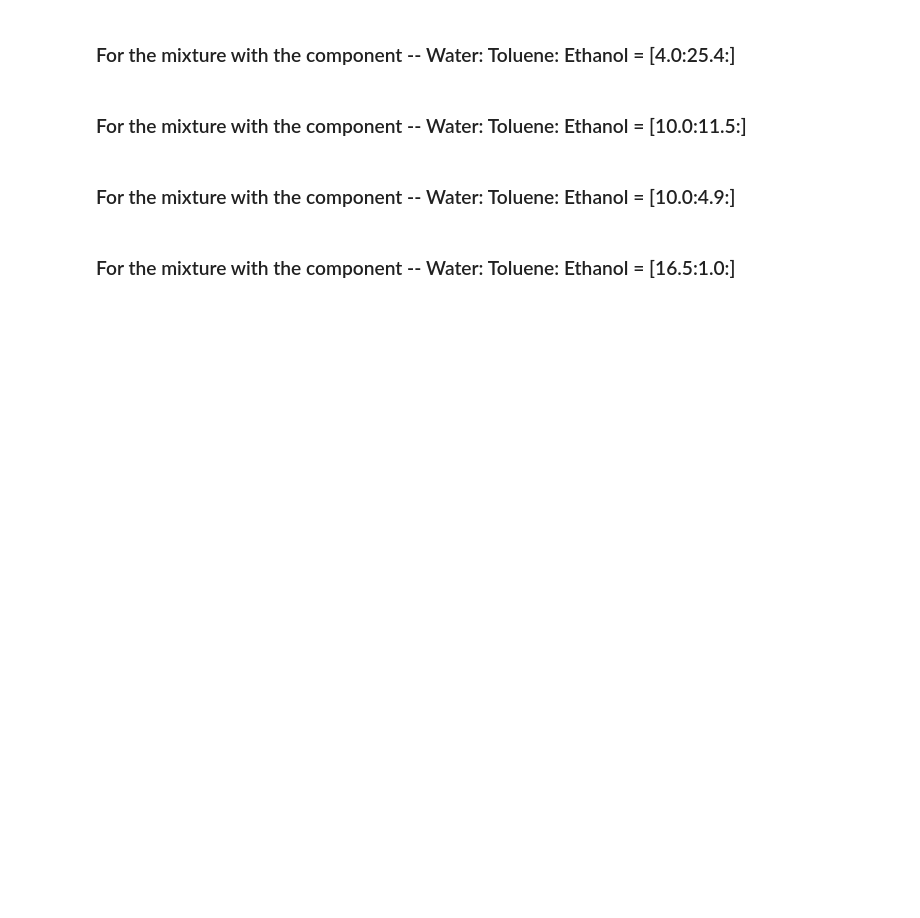
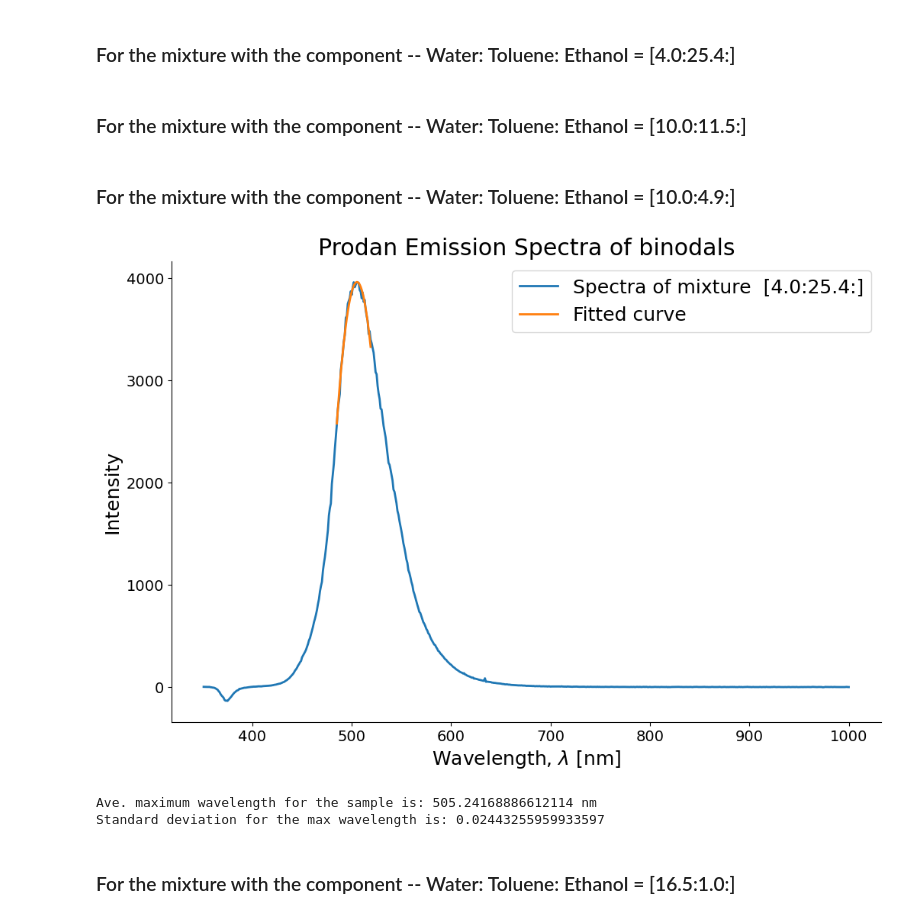
Before and after one commit to notmuchgeek/MS_2.2_TPDE, a Jupyter notebook: curve_fit_binodal.ipynb, the cells around one changed output. Cells and saved outputs as stored; diff of their text form; code cells hidden in the pictures; blank space fills up the shorter version.

```diff
--- a/curve_fit_binodal.ipynb
+++ b/curve_fit_binodal.ipynb
@@ -355,11 +359,11 @@ print('Standard deviation for the max wavelength is:',std_max_wav_sample02)
 # %%
 # csv file format is 'vol W_ vol T_ vol E_sample no_rep no'
 
-raw_sample03_01 = yld_rawdata(specFold+'10W_4.9T_E_sample03_01.csv',6)
-raw_sample03_02 = yld_rawdata(specFold+'10W_4.9T_E_sample03_02.csv',6)
-raw_sample03_03 = yld_rawdata(specFold+'10W_4.9T_E_sample03_03.csv',6)
-raw_sample03_04 = yld_rawdata(specFold+'10W_4.9T_E_sample03_04.csv',6)
-raw_sample03_05 = yld_rawdata(specFold+'10W_4.9T_E_sample03_05.csv',6)
+raw_sample03_01 = yld_rawdata(specFold+'10W_4.9T_24.6E_sample03_01.csv',6)
+raw_sample03_02 = yld_rawdata(specFold+'10W_4.9T_24.6E_sample03_02.csv',6)
+raw_sample03_03 = yld_rawdata(specFold+'10W_4.9T_24.6E_sample03_03.csv',6)
+raw_sample03_04 = yld_rawdata(specFold+'10W_4.9T_24.6E_sample03_04.csv',6)
+raw_sample03_05 = yld_rawdata(specFold+'10W_4.9T_24.6E_sample03_05.csv',6)
 
 wv_sample03_01,inten_sample03_01 = yld_xy_sliced(raw_sample03_01)
 wv_sample03_02,inten_sample03_02 = yld_xy_sliced(raw_sample03_02)
@@ -370,11 +374,11 @@ wv_sample03_05,inten_sample03_05 = yld_xy_sliced(raw_sample03_05)
 # Sliced list for the curve fitting
 # yld_xy_sliced takes the start & end indexes and slices the wavelengths & intensities
 
-wv_fit_sample03_01,inten_fit_sample03_01 = yld_xy_sliced(raw_sample03_01,470,530)
-wv_fit_sample03_02,inten_fit_sample03_02 = yld_xy_sliced(raw_sample03_02,470,530)
-wv_fit_sample03_03,inten_fit_sample03_03 = yld_xy_sliced(raw_sample03_03,470,530)
-wv_fit_sample03_04,inten_fit_sample03_04 = yld_xy_sliced(raw_sample03_04,470,530)
-wv_fit_sample03_05,inten_fit_sample03_05 = yld_xy_sliced(raw_sample03_05,470,530)
+wv_fit_sample03_01,inten_fit_sample03_01 = yld_xy_sliced(raw_sample03_01,485,520)
+wv_fit_sample03_02,inten_fit_sample03_02 = yld_xy_sliced(raw_sample03_02,485,520)
+wv_fit_sample03_03,inten_fit_sample03_03 = yld_xy_sliced(raw_sample03_03,485,520)
+wv_fit_sample03_04,inten_fit_sample03_04 = yld_xy_sliced(raw_sample03_04,485,520)
+wv_fit_sample03_05,inten_fit_sample03_05 = yld_xy_sliced(raw_sample03_05,485,520)
 
 inten_fit_sample03 = [inten_fit_sample03_01,inten_fit_sample03_02,inten_fit_sample03_03,inten_fit_sample03_04,inten_fit_sample03_05]
 
@@ -384,34 +388,38 @@ inten_fit_sample03 = [inten_fit_sample03_01,inten_fit_sample03_02,inten_fit_samp
 
 initGuess03 = [-0.5,-500,180]
 f1_sample03 = []
 max_wav_sample03 = []
 
 for i in  range(len(inten_fit_sample03)):
     C_fit = yld_curve_fit_Y(para_curve,wv_fit_sample03_01,inten_fit_sample03[i],initGuess03)
     f1_individual = C_fit[0]
     max_wav_individual = C_fit[1]
     f1_sample03.append(f1_individual)
     max_wav_sample03.append(max_wav_individual)
 
 ave_max_wav_sample03 = sum(max_wav_sample03)/len(max_wav_sample03)
 std_max_wav_sample03 = np.std(max_wav_sample03,ddof=1)
 
 fig1 = plt.figure(facecolor='white')
 ax1 = plt.axes(frameon=True)
 ax1.spines['right'].set_visible(False)
 ax1.spines['top'].set_visible(False)
 
 plt.plot(wv_sample03_01,inten_sample03_01,marker = '',linestyle = '-',label = 'Spectra of mixture  [4.0:25.4:]')
-plt.plot(wv_fit_sample03_01,f1_sample03,label = 'Fitted curve')
+plt.plot(wv_fit_sample03_01,f1_sample03[0],label = 'Fitted curve')
 
 plt.legend(loc = 'best')
 plt.title('Prodan Emission Spectra of binodals')
 plt.xlabel('Wavelength, $\lambda$ [nm]')
 plt.ylabel('Intensity')
 plt.show()
 
 print('Ave. maximum wavelength for the sample is:',ave_max_wav_sample03,'nm')
 print('Standard deviation for the max wavelength is:',std_max_wav_sample03)
+# %% [output]
+[figure, added]
+Ave. maximum wavelength for the sample is: 505.24168886612114 nm
+Standard deviation for the max wavelength is: 0.02443255959933597
 # %% [markdown]
 ### For the mixture with the component -- Water: Toluene: Ethanol = [16.5:1.0:]
 # %%
```
Also changed, not shown: parts of 3 cells of this notebook.
